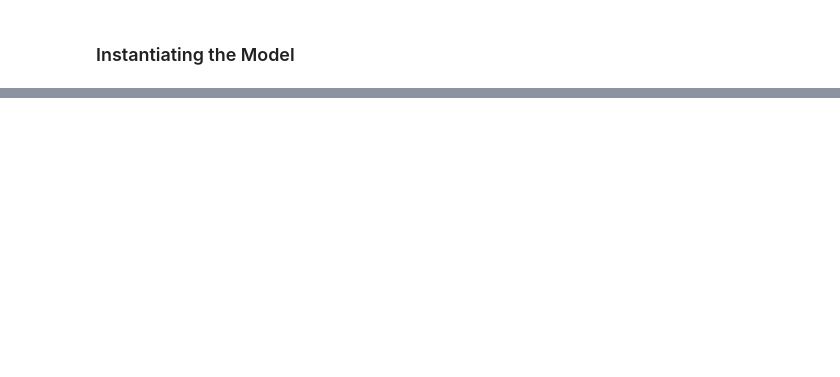
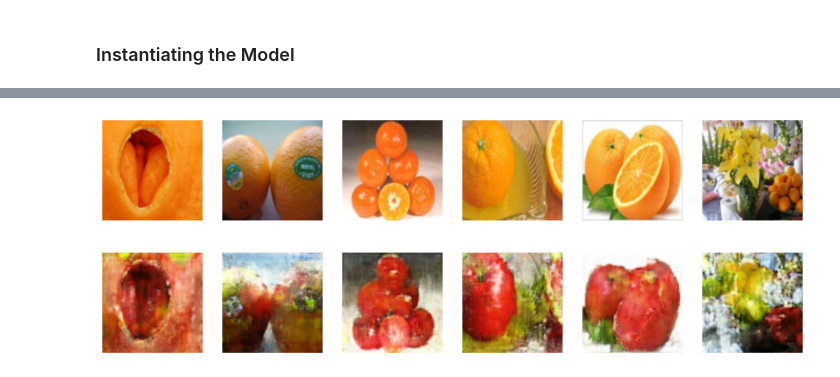
Before and after one commit to DCtheTall/generative-deep-learning, a Jupyter notebook: 5-style-transfer/CycleGAN.ipynb, the cells around one changed output, grey strips where cells are left out. Cells and saved outputs as stored; diff of their text form; code cells hidden in the pictures; blank space fills up the shorter version.

```diff
--- a/5-style-transfer/CycleGAN.ipynb
+++ b/5-style-transfer/CycleGAN.ipynb
@@ -319,0 +439,19 @@ _________________________________________________________________
+# %%
+n_to_show = 6
+
+rand_idx = np.random.randint(0, len(X_test_B), size=(n_to_show,))
+fig = plt.figure(figsize=(14, 5))
+
+for i in range(n_to_show):
+  ax = fig.add_subplot(2, n_to_show, i + 1)
+  orig_img = X_train_B[rand_idx[i]]
+  ax.imshow(orig_img)
+  ax.axis('off')
+
+  fake_img = a2o_cyclegan.g_BA.predict(
+      orig_img.reshape(1, IMAGE_SIZE, IMAGE_SIZE, 3))[0].squeeze()
+  ax = fig.add_subplot(2, n_to_show, n_to_show + i + 1)
+  ax.imshow(np.clip(fake_img, 0, 1))
+  ax.axis('off')
+# %% [output]
+[figure, added]
```
Also changed, not shown: parts of 26 cells of this notebook.
